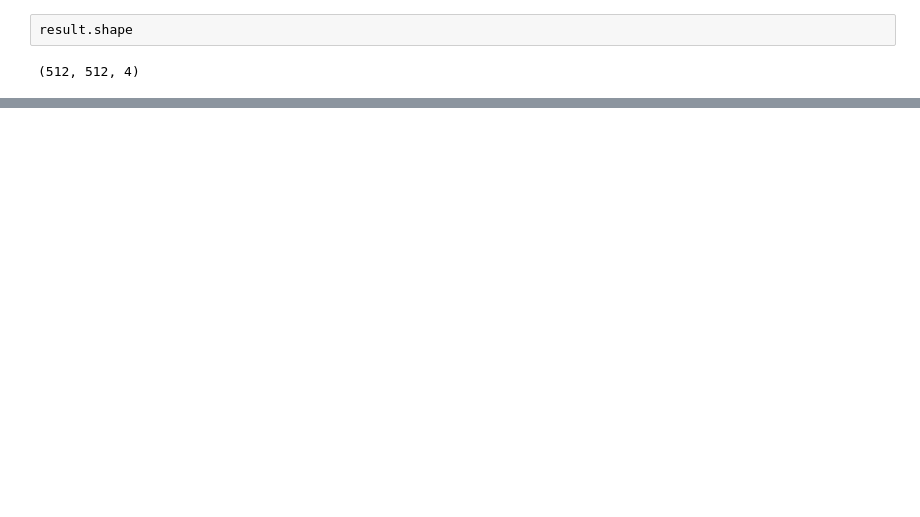
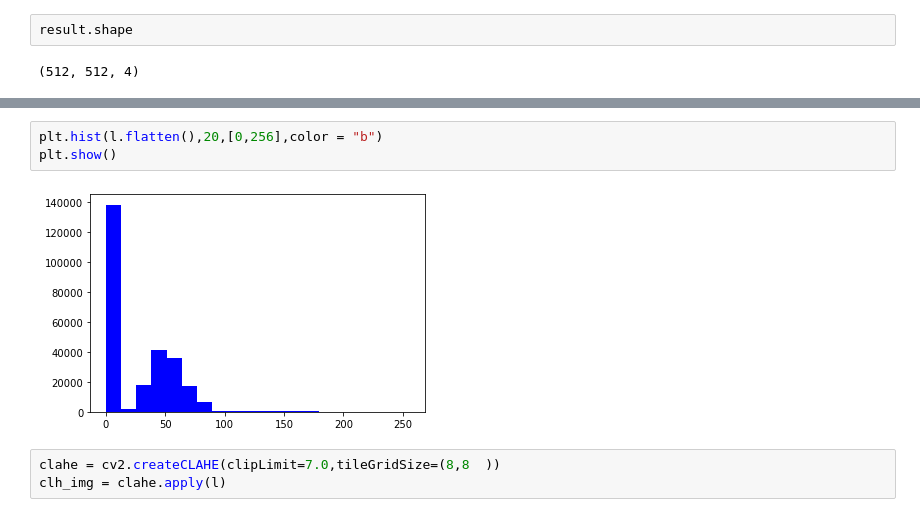
Before and after one commit to simayhosmeyve/Blindness_Detection_EfficientNet, a Jupyter notebook: Blindness_Detection.ipynb, the cells around one changed output, grey strips where cells are left out. Drawn from its saved outputs; the diff is of its cells as text; blank space fills up the shorter version.

```diff
--- a/Blindness_Detection.ipynb
+++ b/Blindness_Detection.ipynb
@@ -155,0 +155,8 @@ result.shape
+# %%
+plt.hist(l.flatten(),20,[0,256],color = "b")
+plt.show()
+# %% [output]
+[figure, added]
+# %%
+clahe = cv2.createCLAHE(clipLimit=7.0,tileGridSize=(8,8  ))
+clh_img = clahe.apply(l)
```
Also changed, not shown: parts of 20 cells of this notebook.
